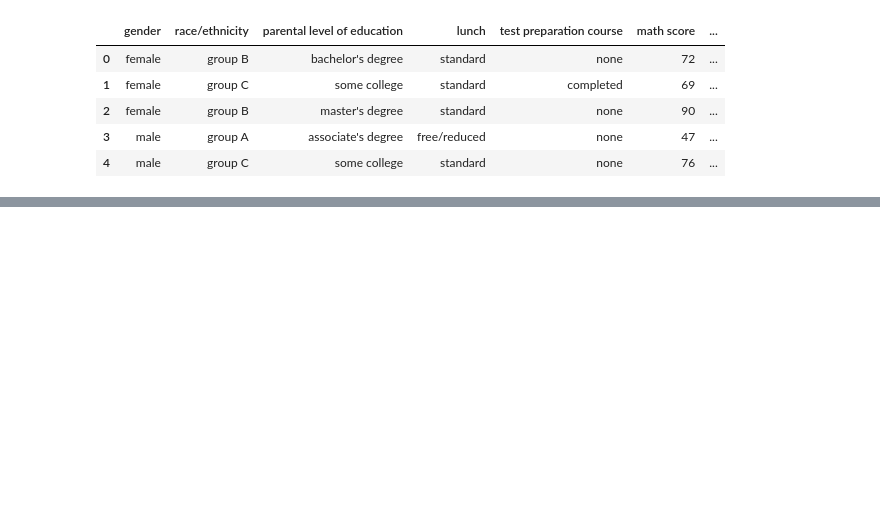
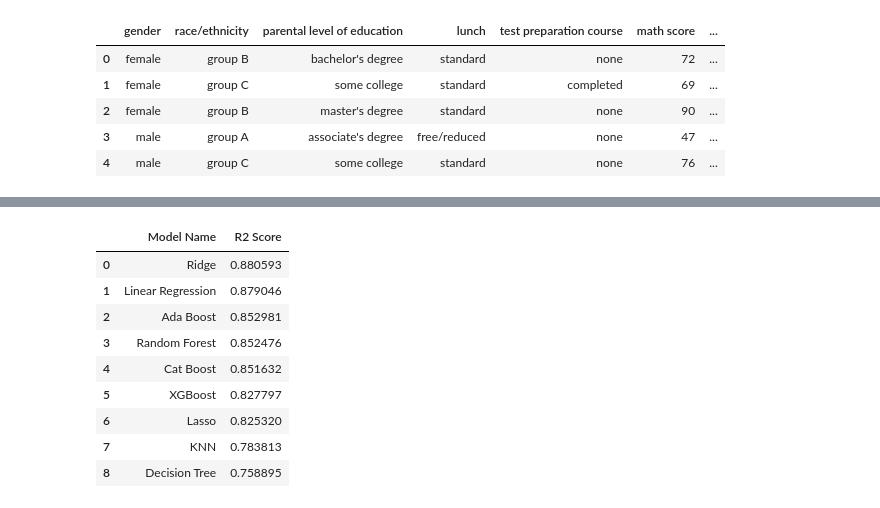
Before and after one commit to arjo31/student-performance-indicator, a Jupyter notebook: notebook/model training.ipynb, the cells around one changed output, grey strips where cells are left out. Saved outputs shown, nothing was run; the diff lists cells and outputs as text; code cells hidden in the pictures; blank space fills up the shorter version.

```diff
--- a/notebook/model training.ipynb
+++ b/notebook/model training.ipynb
@@ -35,0 +36,15 @@ y = df['avg_score']
+# %%
+num_features = X.select_dtypes(exclude="object").columns
+cat_features = X.select_dtypes(include="object").columns
+
+numeric_transformer = StandardScaler()
+oh_transformer = OneHotEncoder()
+
+#Since order of categories does not matter, so we will perform One Hot Encoding. If order mattered, then Label Encoding is performed.
+
+preprocessor = ColumnTransformer(
+    [
+        ("OneHotEncoder", oh_transformer, cat_features),
+        ("StandardScaler", numeric_transformer, num_features)
+    ]
+)
@@ -35,0 +135,13 @@ y = df['avg_score']
+# %%
+pd.DataFrame(list(zip(model_list, r2_list)), columns=['Model Name', 'R2 Score']).sort_values(by=['R2 Score'], ascending=False).reset_index(drop=True)
+# %% [output]
+|  | Model Name | R2 Score |
+| 0 | Ridge | 0.880593 |
+| 1 | Linear Regression | 0.879046 |
+| 2 | Ada Boost | 0.852981 |
+| 3 | Random Forest | 0.852476 |
+| 4 | Cat Boost | 0.851632 |
+| 5 | XGBoost | 0.827797 |
+| 6 | Lasso | 0.825320 |
+| 7 | KNN | 0.783813 |
+| 8 | Decision Tree | 0.758895 |
```
Also changed, not shown: parts of 14 cells of this notebook, 4 other files.
